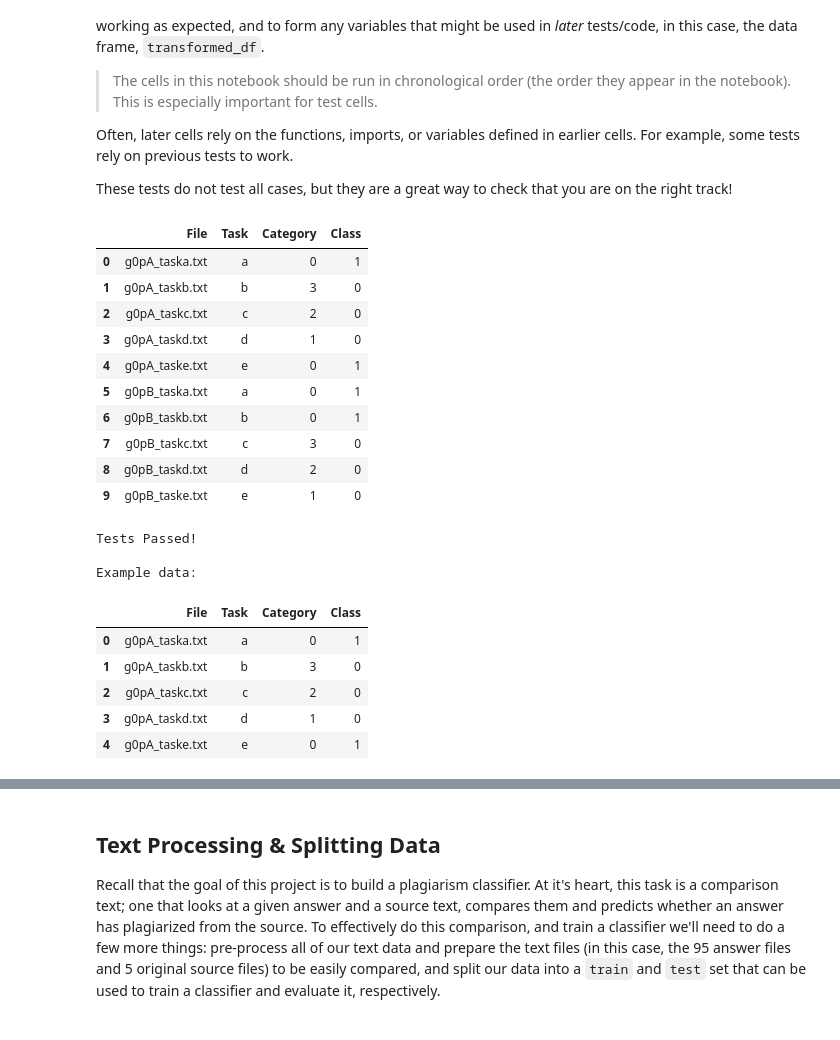
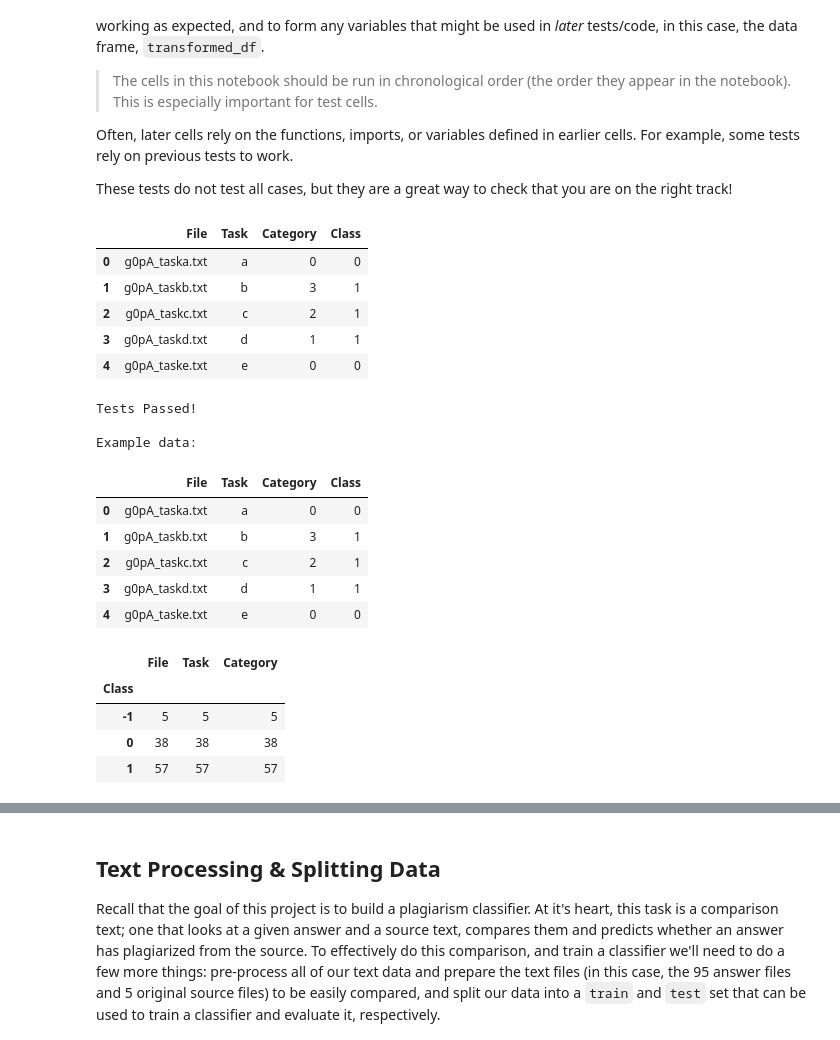
Before and after one commit to eklyman/plagiarism-detector, a Jupyter notebook: Project_Plagiarism_Detection/2_Plagiarism_Feature_Engineering.ipynb, the cells around one changed output, grey strips where cells are left out. Drawn from its saved outputs; the diff is of its cells as text; code cells hidden in the pictures.

```diff
--- a/Project_Plagiarism_Detection/2_Plagiarism_Feature_Engineering.ipynb
+++ b/Project_Plagiarism_Detection/2_Plagiarism_Feature_Engineering.ipynb
@@ -148,24 +130,8 @@ def numerical_dataframe(csv_file='data/file_information.csv'):
 
     df = pd.read_csv(csv_file)
 
-    conditions = [
-        (df['Category'] == 'non'),
-        (df['Category'] == 'orig')
-    ]
-
-    choices = [1, -1]
-    df['Class'] = np.select(conditions, choices, default=0)
-
-    conditions = [
-        (df['Category'] == 'non'),
-        (df['Category'] == 'heavy'),
-        (df['Category'] == 'light'),
-        (df['Category'] == 'cut'),
-        (df['Category'] == 'orig')
-    ]
-
-    choices = [0,1,2,3,-1]
-    df['Category'] = np.select(conditions, choices)
+    df.loc[:,'Class'] = df.loc[:,'Category'].map({'non':0, 'heavy':1, 'light':1, 'cut':1, 'orig':-1})
+    df.loc[:,'Category'] = df.loc[:, 'Category'].map({'non':0, 'heavy':1, 'light':2, 'cut':3, 'orig':-1})
 
     return df
 
@@ -185,23 +151,18 @@ These tests do not test all cases, but they are a great way to check that you ar
 # %%
 # informal testing, print out the results of a called function
 # create new `transformed_df`
 transformed_df = numerical_dataframe(csv_file ='data/file_information.csv')
 
 # check work
 # check that all categories of plagiarism have a class label = 1
-transformed_df.head(10)
+transformed_df.head()
 # %% [output]
 |  | File | Task | Category | Class |
-| 0 | g0pA_taska.txt | a | 0 | 1 |
-| 1 | g0pA_taskb.txt | b | 3 | 0 |
-| 2 | g0pA_taskc.txt | c | 2 | 0 |
-| 3 | g0pA_taskd.txt | d | 1 | 0 |
-| 4 | g0pA_taske.txt | e | 0 | 1 |
-| 5 | g0pB_taska.txt | a | 0 | 1 |
-| 6 | g0pB_taskb.txt | b | 0 | 1 |
-| 7 | g0pB_taskc.txt | c | 3 | 0 |
-| 8 | g0pB_taskd.txt | d | 2 | 0 |
-| 9 | g0pB_taske.txt | e | 1 | 0 |
+| 0 | g0pA_taska.txt | a | 0 | 0 |
+| 1 | g0pA_taskb.txt | b | 3 | 1 |
+| 2 | g0pA_taskc.txt | c | 2 | 1 |
+| 3 | g0pA_taskd.txt | d | 1 | 1 |
+| 4 | g0pA_taske.txt | e | 0 | 0 |
 # %%
 # test cell that creates `transformed_df`, if tests are passed
 
@@ -226,8 +187,16 @@ Tests Passed!
 
 Example data:
 |  | File | Task | Category | Class |
-| 0 | g0pA_taska.txt | a | 0 | 1 |
-| 1 | g0pA_taskb.txt | b | 3 | 0 |
-| 2 | g0pA_taskc.txt | c | 2 | 0 |
-| 3 | g0pA_taskd.txt | d | 1 | 0 |
-| 4 | g0pA_taske.txt | e | 0 | 1 |
+| 0 | g0pA_taska.txt | a | 0 | 0 |
+| 1 | g0pA_taskb.txt | b | 3 | 1 |
+| 2 | g0pA_taskc.txt | c | 2 | 1 |
+| 3 | g0pA_taskd.txt | d | 1 | 1 |
+| 4 | g0pA_taske.txt | e | 0 | 0 |
+# %%
+transformed_df.groupby('Class').count()
+# %% [output]
+|  | File | Task | Category |
+| Class |  |  |  |
+| -1 | 5 | 5 | 5 |
+| 0 | 38 | 38 | 38 |
+| 1 | 57 | 57 | 57 |
```
Also changed, not shown: parts of 25 cells of this notebook, 3 other files.
